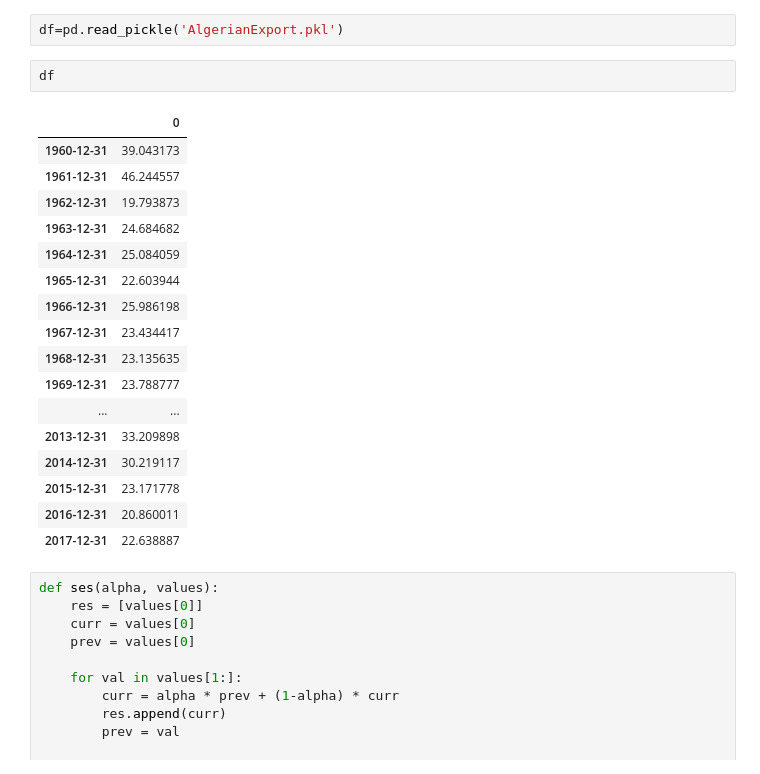
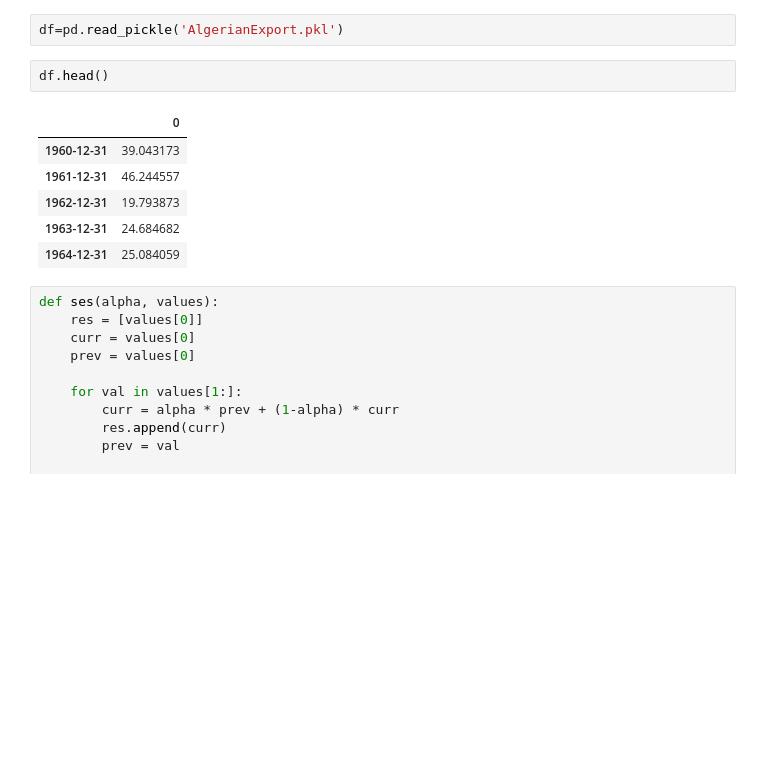
Before and after one commit to luk9400/time-series, a Jupyter notebook: lab3/Task1.ipynb, the cells around one changed output. Cells and saved outputs as stored; diff of their text form; blank space fills up the shorter version.

```diff
--- a/lab3/Task1.ipynb
+++ b/lab3/Task1.ipynb
@@ -7,25 +7,14 @@ from sklearn.metrics import mean_squared_error
 # %%
 df=pd.read_pickle('AlgerianExport.pkl')
 # %%
-df
+df.head()
 # %% [output]
 |  | 0 |
 | 1960-12-31 | 39.043173 |
 | 1961-12-31 | 46.244557 |
 | 1962-12-31 | 19.793873 |
 | 1963-12-31 | 24.684682 |
 | 1964-12-31 | 25.084059 |
-| 1965-12-31 | 22.603944 |
-| 1966-12-31 | 25.986198 |
-| 1967-12-31 | 23.434417 |
-| 1968-12-31 | 23.135635 |
-| 1969-12-31 | 23.788777 |
-| ... | ... |
-| 2013-12-31 | 33.209898 |
-| 2014-12-31 | 30.219117 |
-| 2015-12-31 | 23.171778 |
-| 2016-12-31 | 20.860011 |
-| 2017-12-31 | 22.638887 |
 # %%
 def ses(alpha, values):
     res = [values[0]]
```
Also changed, not shown: 1 other file.
